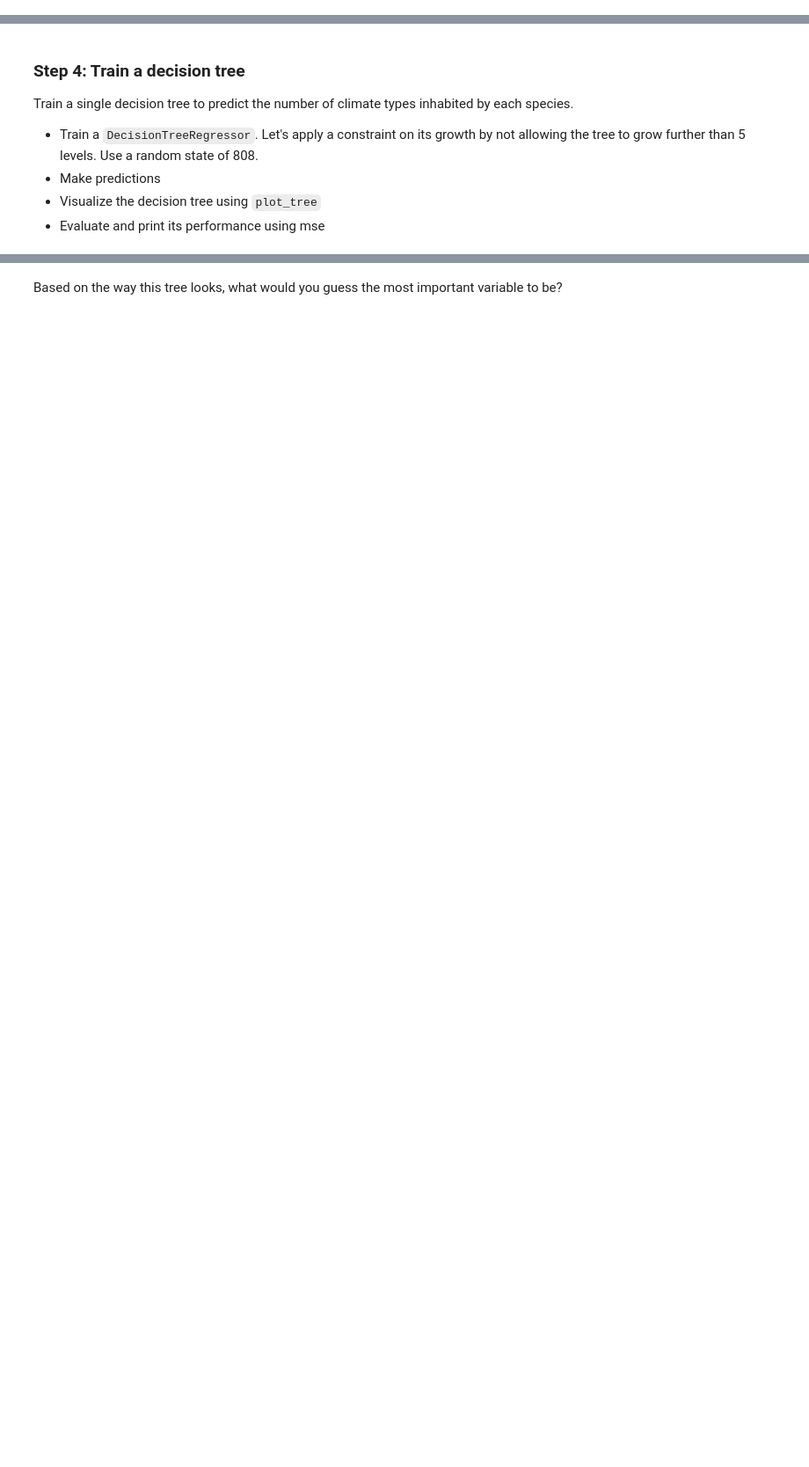
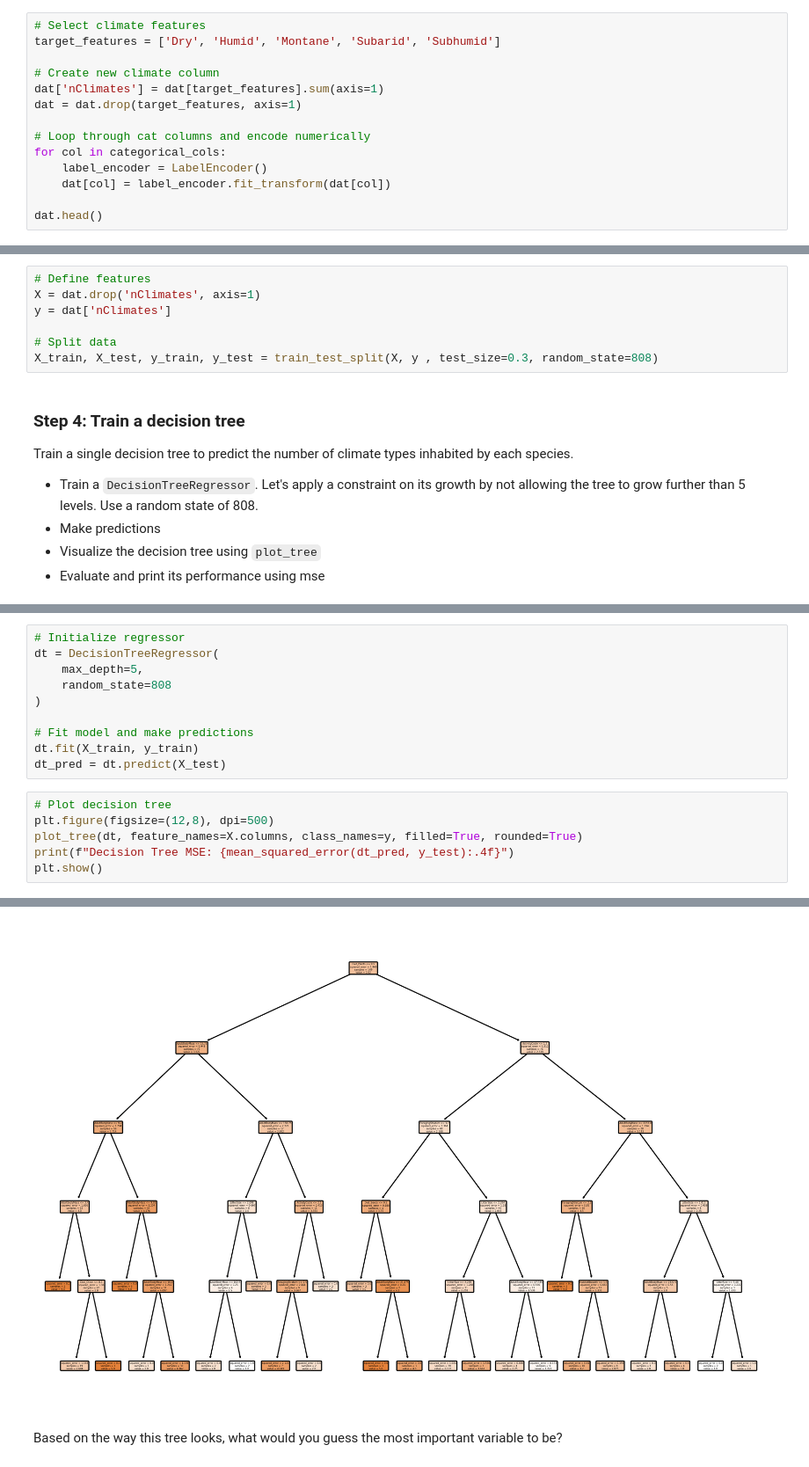
Before and after one commit to kimberleewong/EDS232-labs, a Jupyter notebook: Week6/lab6-mammal-traits.ipynb, the cells around one changed output, grey strips where cells are left out. Shown at 88% size. Saved outputs shown, nothing was run; the diff lists cells and outputs as text; blank space fills up the shorter version.

```diff
--- a/Week6/lab6-mammal-traits.ipynb
+++ b/Week6/lab6-mammal-traits.ipynb
@@ -64,0 +111,14 @@ Create the target variable (`nClimates`) representing the  number of climates in
+# %%
+# Select climate features
+target_features = ['Dry', 'Humid', 'Montane', 'Subarid', 'Subhumid']
+
+# Create new climate column
+dat['nClimates'] = dat[target_features].sum(axis=1)
+dat = dat.drop(target_features, axis=1)
+
+# Loop through cat columns and encode numerically
+for col in categorical_cols:
+    label_encoder = LabelEncoder()
+    dat[col] = label_encoder.fit_transform(dat[col])
+
+dat.head()
@@ -65,3 +132,10 @@ Create the target variable (`nClimates`) representing the  number of climates in
+# %%
+# Define features
+X = dat.drop('nClimates', axis=1)
+y = dat['nClimates']
+
+# Split data
+X_train, X_test, y_train, y_test = train_test_split(X, y , test_size=0.3, random_state=808)
 # %% [markdown]
 ### Step 4: Train a decision tree
 Train a single decision tree to predict the number of climate types inhabited by each species.
@@ -74,0 +147,17 @@ Train a single decision tree to predict the number of climate types inhabited by
+# %%
+# Initialize regressor
+dt = DecisionTreeRegressor(
+    max_depth=5,
+    random_state=808
+)
+
+# Fit model and make predictions
+dt.fit(X_train, y_train)
+dt_pred = dt.predict(X_test)
+# %%
+# Plot decision tree
+plt.figure(figsize=(12,8), dpi=500)
+plot_tree(dt, feature_names=X.columns, class_names=y, filled=True, rounded=True)
+print(f"Decision Tree MSE: {mean_squared_error(dt_pred, y_test):.4f}")
+plt.show()
+# %% [output]
@@ -75,2 +165,3 @@ Train a single decision tree to predict the number of climate types inhabited by
+[figure, added]
 # %% [markdown]
 Based on the way this tree looks, what would you guess the most important variable to be?
```
Also changed, not shown: parts of 22 cells of this notebook.
